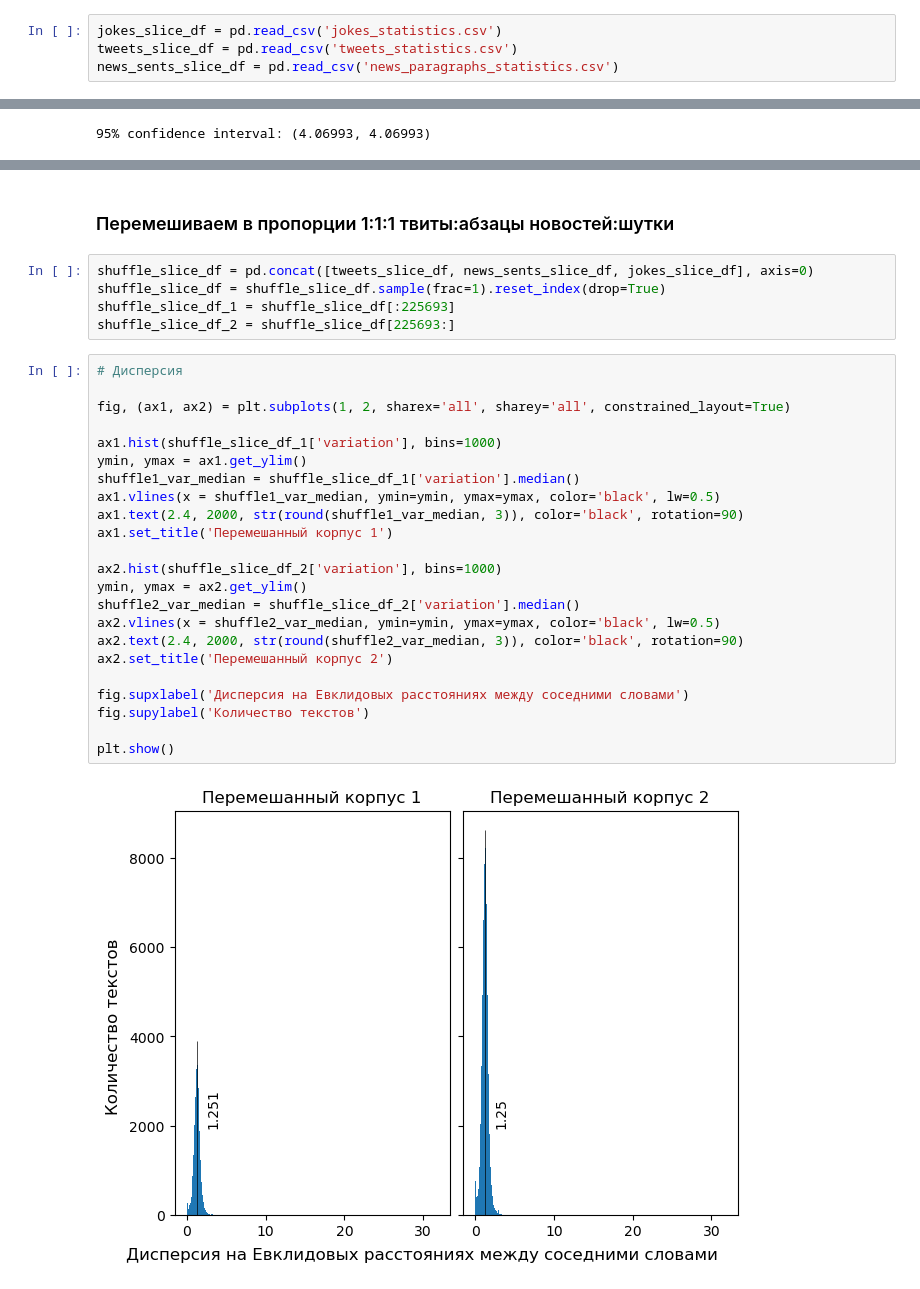
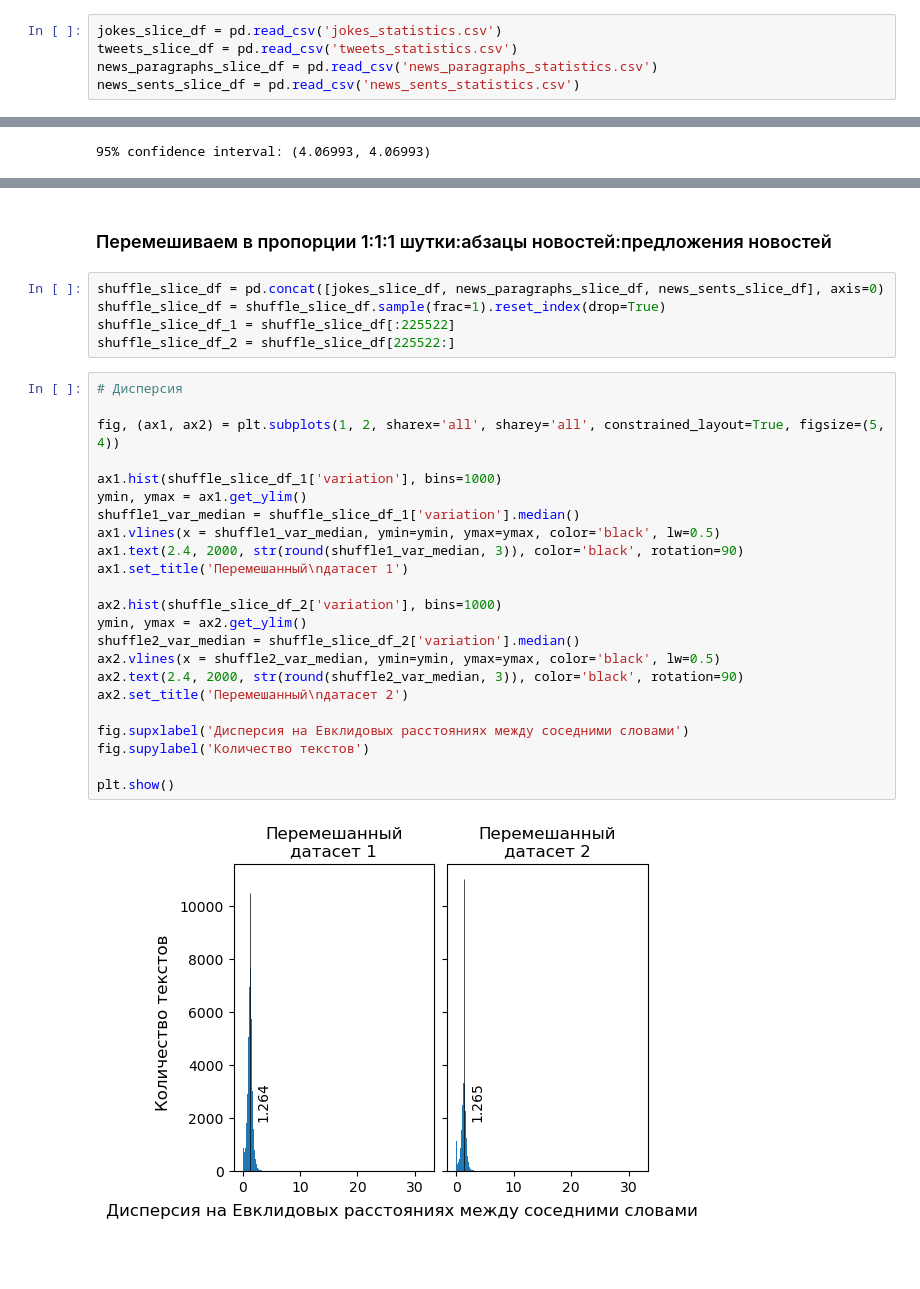
Before and after one commit to tadgeislamins/jokes_apart, a Jupyter notebook: jokes_apart.ipynb, the cells around one changed output, grey strips where cells are left out. Drawn from its saved outputs; the diff is of its cells as text; blank space fills up the shorter version.

```diff
--- a/jokes_apart.ipynb
+++ b/jokes_apart.ipynb
@@ -557,7 +596,8 @@ news_sents_slice_df.to_csv('news_paragraphs_statistics.csv', index=False, encodi
 # %%
 jokes_slice_df = pd.read_csv('jokes_statistics.csv')
 tweets_slice_df = pd.read_csv('tweets_statistics.csv')
-news_sents_slice_df = pd.read_csv('news_paragraphs_statistics.csv')
+news_paragraphs_slice_df = pd.read_csv('news_paragraphs_statistics.csv')
+news_sents_slice_df = pd.read_csv('news_sents_statistics.csv')
 # %%
 def bootstrap(data, stat_function, iter_count=10000):
     bootstrap_stats = []
@@ -757,35 +812,35 @@ plt.show()
 # %% [markdown]
-### Перемешиваем в пропорции 1\:1:1 твиты:абзацы новостей:шутки
+### Перемешиваем в пропорции 1\:1:1 шутки:абзацы новостей:предложения новостей
 # %%
-shuffle_slice_df = pd.concat([tweets_slice_df, news_sents_slice_df, jokes_slice_df], axis=0)
+shuffle_slice_df = pd.concat([jokes_slice_df, news_paragraphs_slice_df, news_sents_slice_df], axis=0)
 shuffle_slice_df = shuffle_slice_df.sample(frac=1).reset_index(drop=True)
-shuffle_slice_df_1 = shuffle_slice_df[:225693]
-shuffle_slice_df_2 = shuffle_slice_df[225693:]
+shuffle_slice_df_1 = shuffle_slice_df[:225522]
+shuffle_slice_df_2 = shuffle_slice_df[225522:]
 # %%
 # Дисперсия
 
-fig, (ax1, ax2) = plt.subplots(1, 2, sharex='all', sharey='all', constrained_layout=True)
+fig, (ax1, ax2) = plt.subplots(1, 2, sharex='all', sharey='all', constrained_layout=True, figsize=(5, 4))
 
 ax1.hist(shuffle_slice_df_1['variation'], bins=1000)
 ymin, ymax = ax1.get_ylim()
 shuffle1_var_median = shuffle_slice_df_1['variation'].median()
 ax1.vlines(x = shuffle1_var_median, ymin=ymin, ymax=ymax, color='black', lw=0.5)
 ax1.text(2.4, 2000, str(round(shuffle1_var_median, 3)), color='black', rotation=90)
-ax1.set_title('Перемешанный корпус 1')
+ax1.set_title('Перемешанный\nдатасет 1')
 
 ax2.hist(shuffle_slice_df_2['variation'], bins=1000)
 ymin, ymax = ax2.get_ylim()
 shuffle2_var_median = shuffle_slice_df_2['variation'].median()
 ax2.vlines(x = shuffle2_var_median, ymin=ymin, ymax=ymax, color='black', lw=0.5)
 ax2.text(2.4, 2000, str(round(shuffle2_var_median, 3)), color='black', rotation=90)
-ax2.set_title('Перемешанный корпус 2')
+ax2.set_title('Перемешанный\nдатасет 2')
 
 fig.supxlabel('Дисперсия на Евклидовых расстояниях между соседними словами')
 fig.supylabel('Количество текстов')
 
 plt.show()
 # %% [output]
-[figure, old version]
+[figure, new version]
 # %%
 # Дисперсия
 
```
Also changed, not shown: parts of 43 cells of this notebook.
